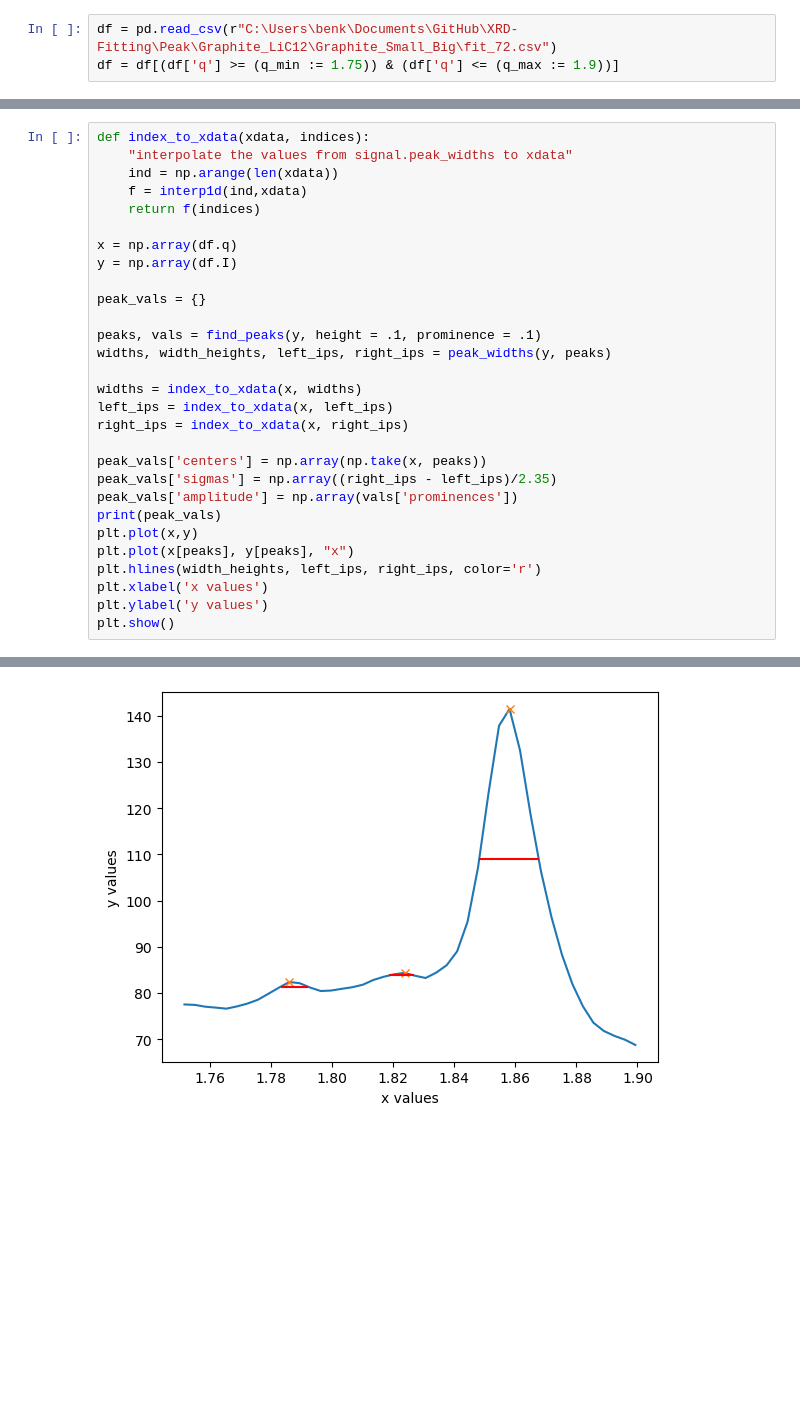
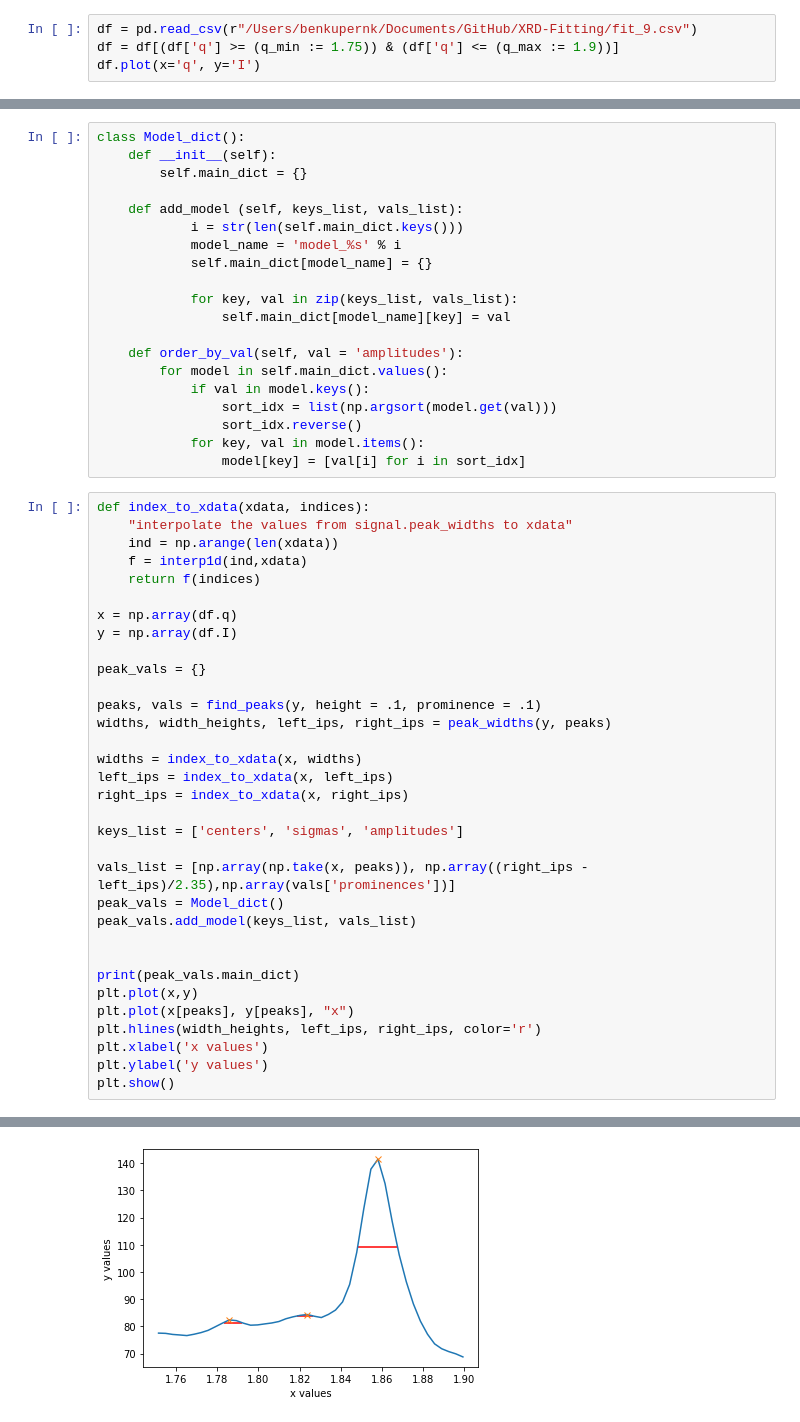
Before and after one commit to eallancole/XRD-Fitting, a Jupyter notebook: test stuff.ipynb, the cells around one changed output, grey strips where cells are left out. Saved outputs shown, nothing was run; the diff lists cells and outputs as text; blank space fills up the shorter version.

```diff
--- a/test stuff.ipynb
+++ b/test stuff.ipynb
@@ -7,3 +11,4 @@ import pandas as pd
 # %%
-df = pd.read_csv(r"C:\Users\benk\Documents\GitHub\XRD-Fitting\Peak\Graphite_LiC12\Graphite_Small_Big\fit_72.csv")
+df = pd.read_csv(r"/Users/benkupernk/Documents/GitHub/XRD-Fitting/fit_9.csv")
 df = df[(df['q'] >= (q_min := 1.75)) & (df['q'] <= (q_max := 1.9))]
+df.plot(x='q', y='I')
@@ -15,3 +22,23 @@ df.plot(x='q', y='I')
+# %%
+class Model_dict():
+    def __init__(self):
+        self.main_dict = {}
+
+    def add_model (self, keys_list, vals_list):
+            i = str(len(self.main_dict.keys()))
+            model_name = 'model_%s' % i
+            self.main_dict[model_name] = {}
+
+            for key, val in zip(keys_list, vals_list):
+                self.main_dict[model_name][key] = val
+
+    def order_by_val(self, val = 'amplitudes'):
+        for model in self.main_dict.values():
+            if val in model.keys():
+                sort_idx = list(np.argsort(model.get(val)))
+                sort_idx.reverse()
+            for key, val in model.items():
+                model[key] = [val[i] for i in sort_idx]
 # %%
 def index_to_xdata(xdata, indices):
     "interpolate the values from signal.peak_widths to xdata"
@@ -31,10 +58,14 @@ widths = index_to_xdata(x, widths)
 left_ips = index_to_xdata(x, left_ips)
 right_ips = index_to_xdata(x, right_ips)
 
-peak_vals['centers'] = np.array(np.take(x, peaks))
-peak_vals['sigmas'] = np.array((right_ips - left_ips)/2.35)
-peak_vals['amplitude'] = np.array(vals['prominences'])
-print(peak_vals)
+keys_list = ['centers', 'sigmas', 'amplitudes']
+
+vals_list = [np.array(np.take(x, peaks)), np.array((right_ips - left_ips)/2.35),np.array(vals['prominences'])]
+peak_vals = Model_dict()
+peak_vals.add_model(keys_list, vals_list)
+
+
+print(peak_vals.main_dict)
 plt.plot(x,y)
 plt.plot(x[peaks], y[peaks], "x")
 plt.hlines(width_heights, left_ips, right_ips, color='r')
@@ -46 +77 @@ plt.show()
-[figure, old version]
+[figure, new version]
```
Also changed, not shown: parts of 8 cells of this notebook, 24 other files.
